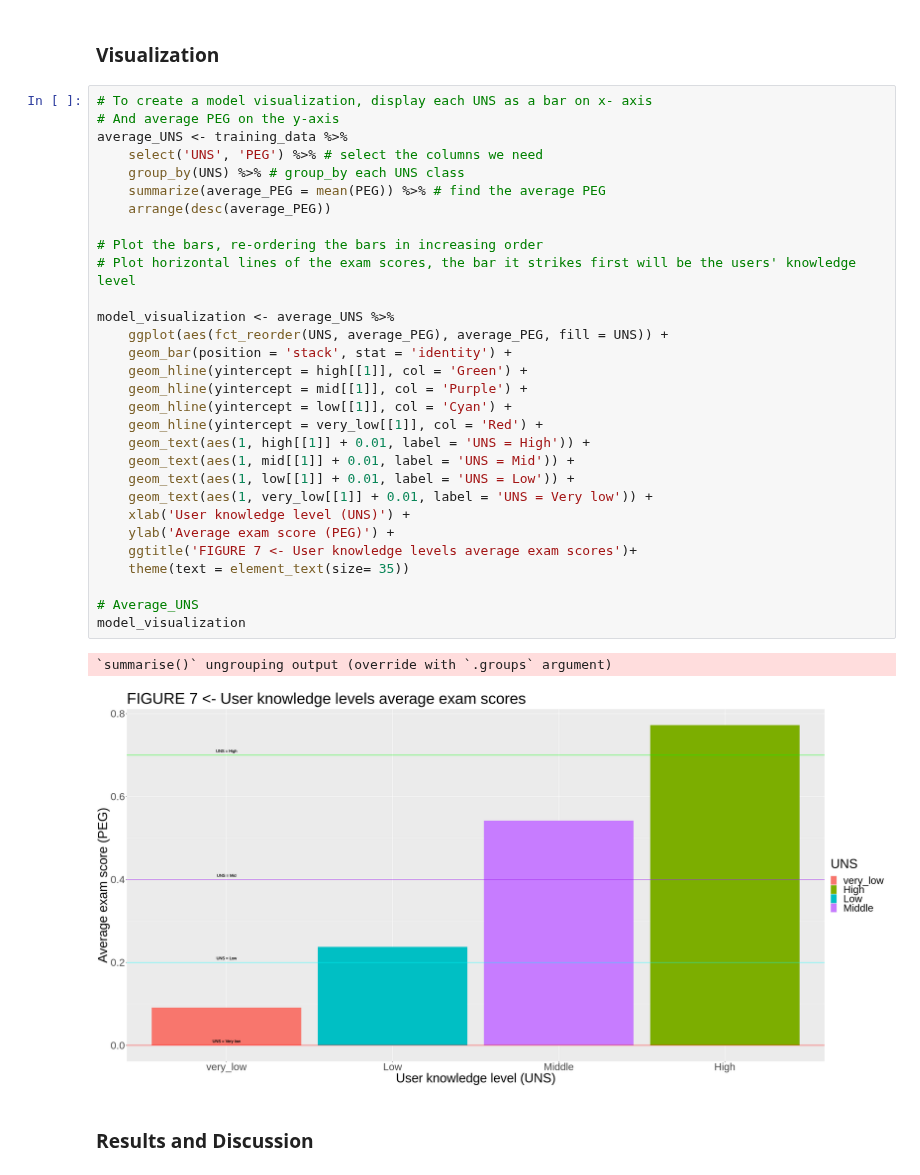
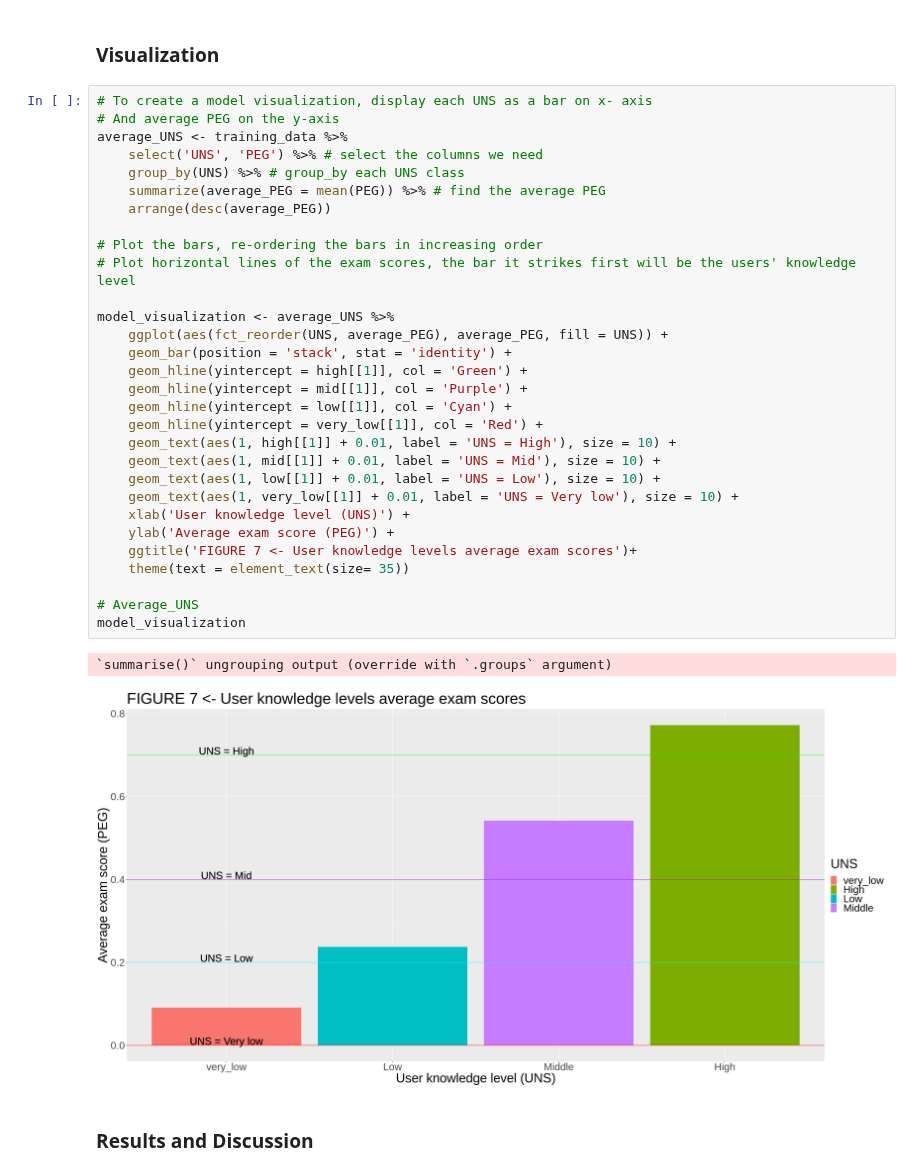
Before and after one commit to namyasharmaa/DSCI-100-Project, a Jupyter notebook: project_report.ipynb, the cells around one changed output. Cells and saved outputs as stored; diff of their text form.

Commit message:
final, fixed the front size

```diff
--- a/project_report.ipynb
+++ b/project_report.ipynb
@@ -390,36 +390,36 @@ A tibble: 1 × 1
 # %%
 # To create a model visualization, display each UNS as a bar on x- axis
 # And average PEG on the y-axis
 average_UNS <- training_data %>%
     select('UNS', 'PEG') %>% # select the columns we need
     group_by(UNS) %>% # group_by each UNS class
     summarize(average_PEG = mean(PEG)) %>% # find the average PEG
     arrange(desc(average_PEG))
 
 # Plot the bars, re-ordering the bars in increasing order
 # Plot horizontal lines of the exam scores, the bar it strikes first will be the users' knowledge level
 
 model_visualization <- average_UNS %>%
     ggplot(aes(fct_reorder(UNS, average_PEG), average_PEG, fill = UNS)) +
     geom_bar(position = 'stack', stat = 'identity') +
     geom_hline(yintercept = high[[1]], col = 'Green') +
     geom_hline(yintercept = mid[[1]], col = 'Purple') +
     geom_hline(yintercept = low[[1]], col = 'Cyan') +
     geom_hline(yintercept = very_low[[1]], col = 'Red') +
-    geom_text(aes(1, high[[1]] + 0.01, label = 'UNS = High')) +
-    geom_text(aes(1, mid[[1]] + 0.01, label = 'UNS = Mid')) +
-    geom_text(aes(1, low[[1]] + 0.01, label = 'UNS = Low')) +
-    geom_text(aes(1, very_low[[1]] + 0.01, label = 'UNS = Very low')) +
+    geom_text(aes(1, high[[1]] + 0.01, label = 'UNS = High'), size = 10) +
+    geom_text(aes(1, mid[[1]] + 0.01, label = 'UNS = Mid'), size = 10) +
+    geom_text(aes(1, low[[1]] + 0.01, label = 'UNS = Low'), size = 10) +
+    geom_text(aes(1, very_low[[1]] + 0.01, label = 'UNS = Very low'), size = 10) +
     xlab('User knowledge level (UNS)') +
     ylab('Average exam score (PEG)') +
     ggtitle('FIGURE 7 <- User knowledge levels average exam scores')+
     theme(text = element_text(size= 35))
 
 # Average_UNS
 model_visualization
 # %% [output]
 `summarise()` ungrouping output (override with `.groups` argument)
-[figure, old version]
+[figure, new version]
 # %% [markdown]
 ### Results and Discussion
 # %% [markdown]
```
